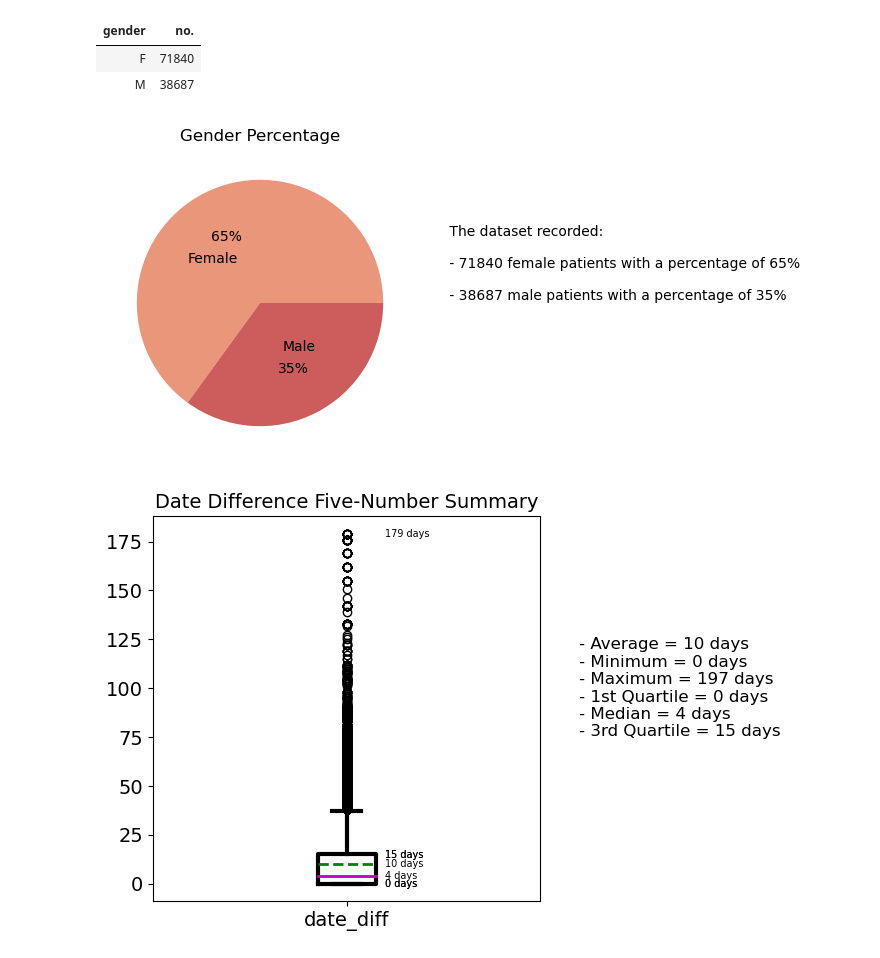
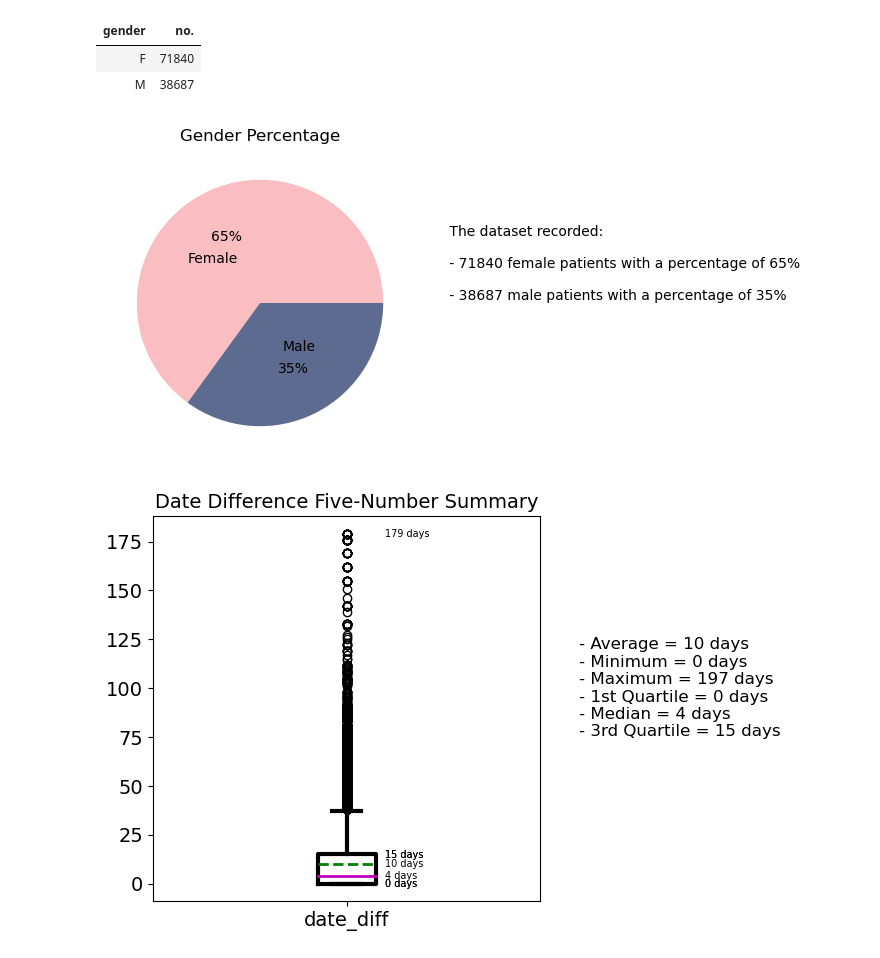
Before and after one commit to hend-a-ghafour/No-Show-Appointments, a Jupyter notebook: no_show_appointments.ipynb, the cells around one changed output. Saved outputs shown, nothing was run; the diff lists cells and outputs as text; code cells hidden in the pictures.

```diff
--- a/no_show_appointments.ipynb
+++ b/no_show_appointments.ipynb
@@ -499,14 +499,14 @@ df.gender.value_counts().reset_index().rename(columns={'index':'gender','gender'
 # %%
 x=df['gender'].value_counts()
 label = 'Female','Male'
 text = ''' The dataset recorded:\n\n - 71840 female patients with a percentage of 65%\n
  - 38687 male patients with a percentage of 35%'''
 plt.subplots(figsize = (4,4))
-plt.pie(x, labels=label, colors= ['#E9967A','#CD5C5C'], autopct='%1.0f%%',labeldistance=.4 )
+plt.pie(x, labels=label, colors= ['#f9bdc2','#5e6b91'], autopct='%1.0f%%',labeldistance=.4 )
 plt.title('Gender Percentage')
 plt.text(1.5,0,text,ha='left',va='bottom',fontsize = 10, weight = 'normal');
 # %% [output]
-[figure, old version]
+[figure, new version]
 # %%
 # Exploring the date_diff:
 x= df.date_diff
```
Also changed, not shown: parts of 4 cells of this notebook.
